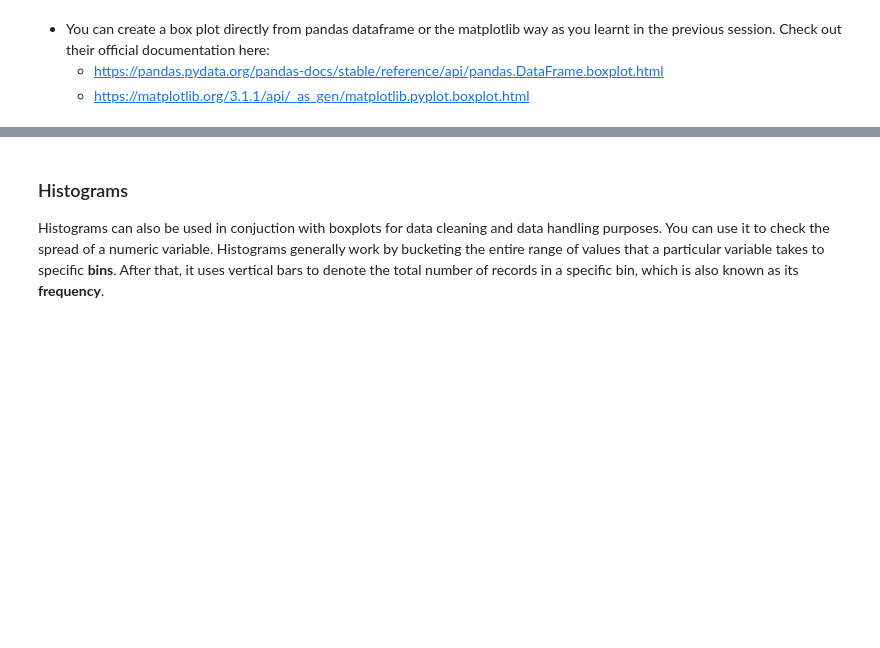
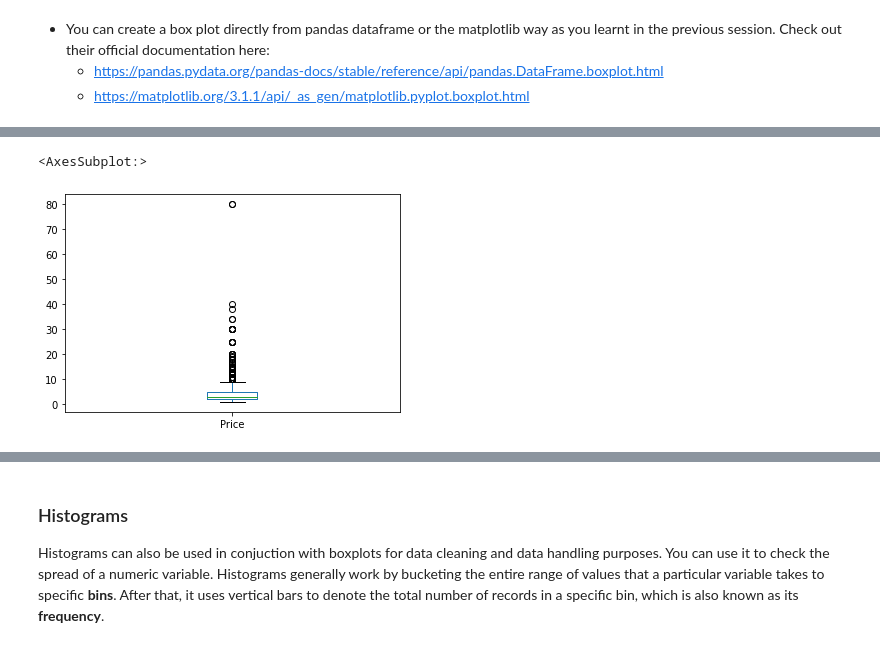
Before and after one commit to teerapat1739/multipurpose-jupyter-notebook, a Jupyter notebook: notebooks/Data Visualisation in Python - Case Study.ipynb, the cells around one changed output, grey strips where cells are left out. Saved outputs shown, nothing was run; the diff lists cells and outputs as text; code cells hidden in the pictures; blank space fills up the shorter version.

```diff
--- a/notebooks/Data Visualisation in Python - Case Study.ipynb
+++ b/notebooks/Data Visualisation in Python - Case Study.ipynb
@@ -381,6 +403,11 @@ Using a box plot you can identify the outliers as follows:
 # %%
 #Clean the Price column
+inp1 = inp1[inp1.Price < 200]
 # %%
 #Create a box plot for paid apps
+inp1[inp1.Price > 0].Price.plot.box()
+# %% [output]
+<AxesSubplot:>
+[figure, added]
 # %%
 #Check the apps with price more than 30
```
Also changed, not shown: parts of 10 cells of this notebook, 1 other file.
